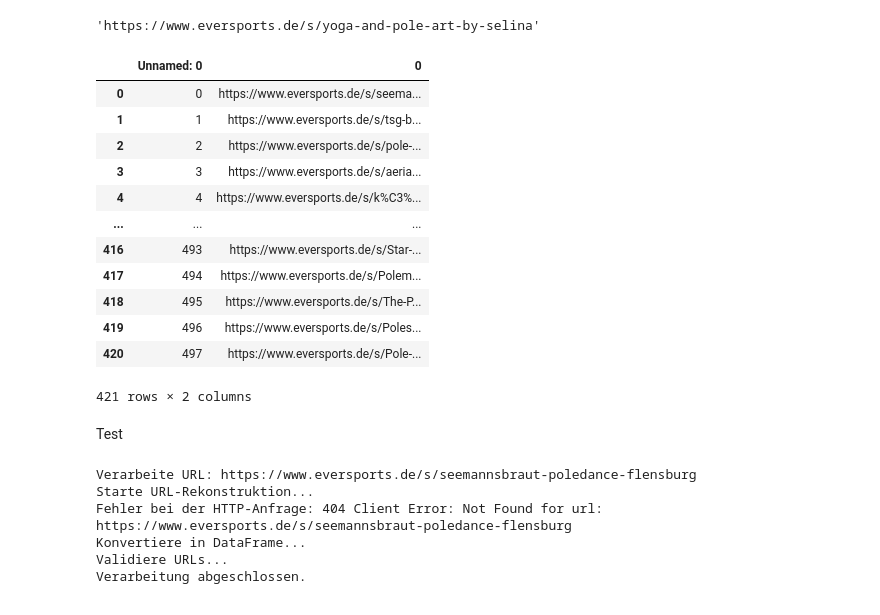
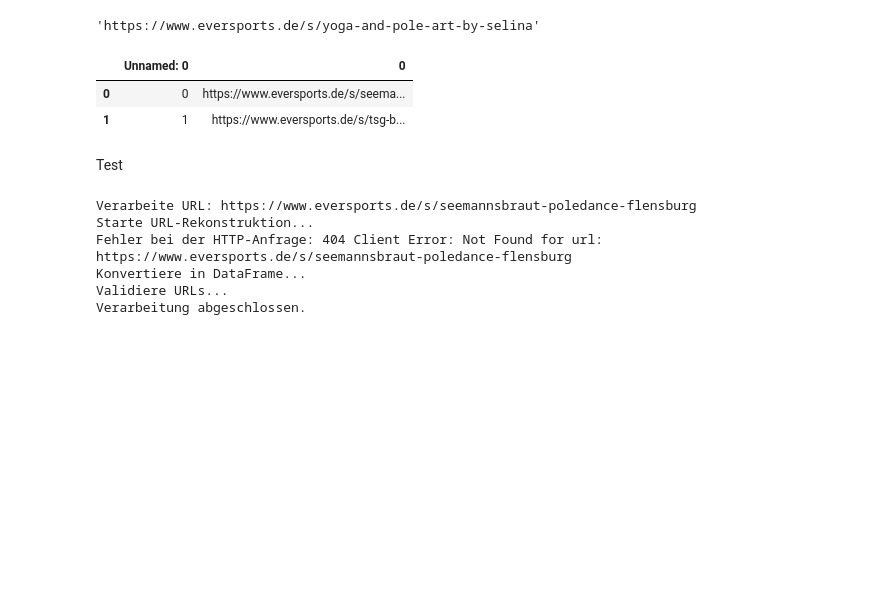
Before and after one commit to hamudal/Hall_of_Pole_Version_5, a Jupyter notebook: 1_Latest_version_Hop_Scrapper_V5/Scraper_V3/MainFrame.ipynb, the cells around one changed output. Cells and saved outputs as stored; diff of their text form; code cells hidden in the pictures; blank space fills up the shorter version.

```diff
--- a/1_Latest_version_Hop_Scrapper_V5/Scraper_V3/MainFrame.ipynb
+++ b/1_Latest_version_Hop_Scrapper_V5/Scraper_V3/MainFrame.ipynb
@@ -17,16 +21,6 @@ polestudios["Eversports Pole Studio Seite"][2]
 # %%
-valid_url
+valid_url[:2]
 # %% [output]
 |  | Unnamed: 0 | 0 |
 | 0 | 0 | https://www.eversports.de/s/seema... |
 | 1 | 1 | https://www.eversports.de/s/tsg-b... |
-| 2 | 2 | https://www.eversports.de/s/pole-... |
-| 3 | 3 | https://www.eversports.de/s/aeria... |
-| 4 | 4 | https://www.eversports.de/s/k%C3%... |
-| ... | ... | ... |
-| 416 | 493 | https://www.eversports.de/s/Star-... |
-| 417 | 494 | https://www.eversports.de/s/Polem... |
-| 418 | 495 | https://www.eversports.de/s/The-P... |
-| 419 | 496 | https://www.eversports.de/s/Poles... |
-| 420 | 497 | https://www.eversports.de/s/Pole-... |
-421 rows × 2 columns
```
Also changed, not shown: parts of 6 cells of this notebook, 1 other file.
